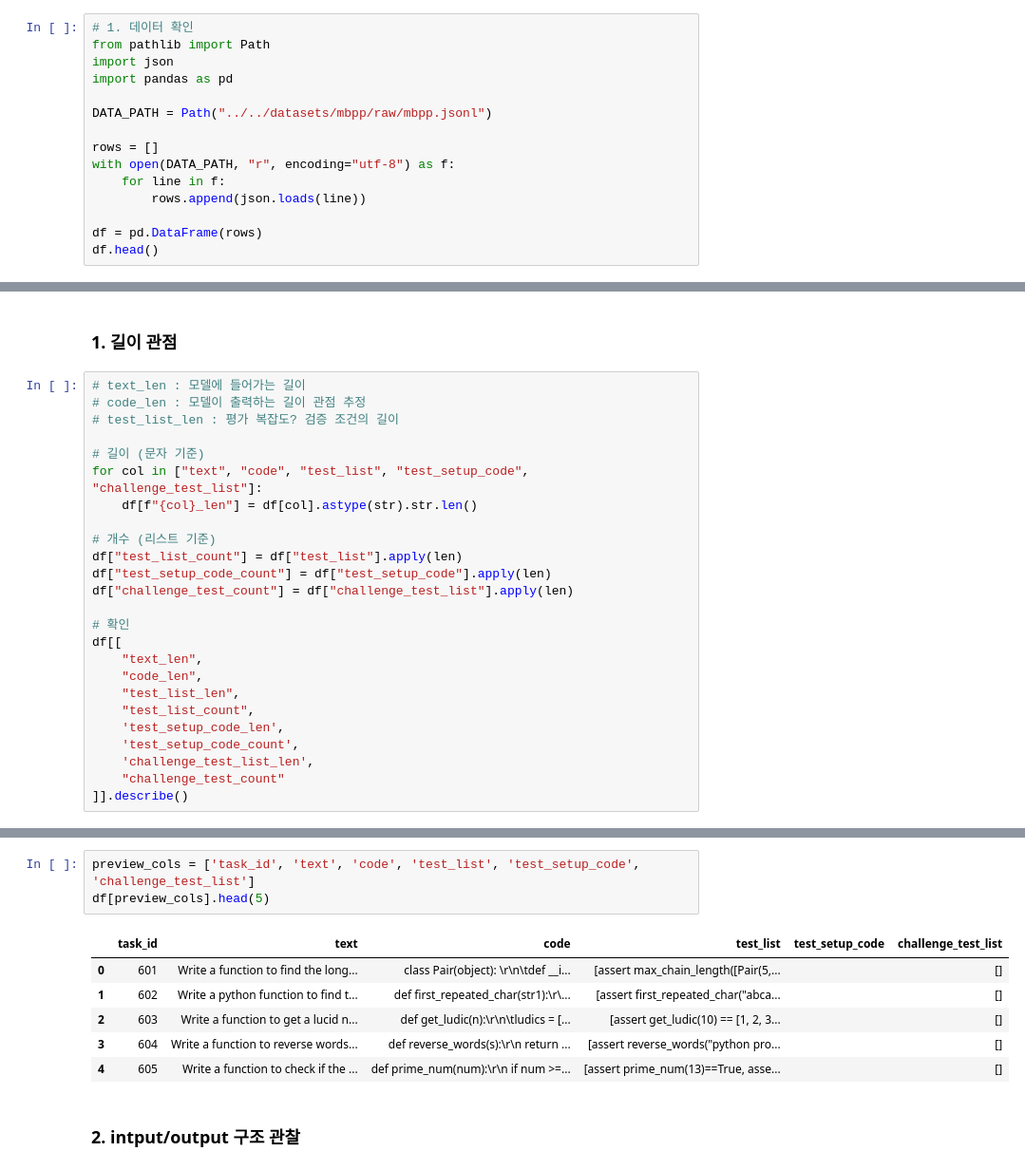
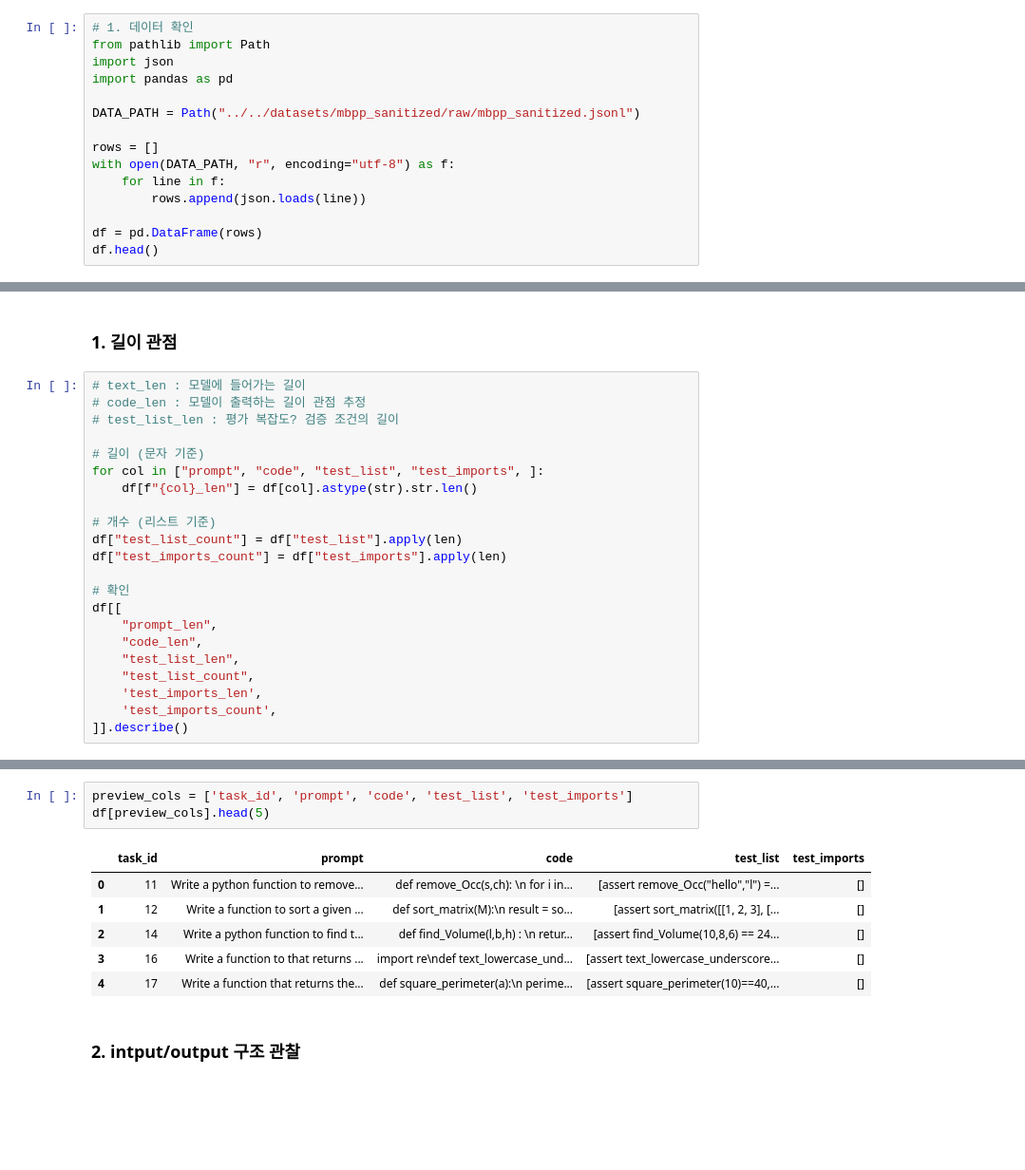
Before and after one commit to dibk100/project_IR_focus_sLM_orchestration, a Jupyter notebook: analysis/dataset_eda/02_mbpp_eda.ipynb, the cells around one changed output, grey strips where cells are left out. Shown at 95% size. Drawn from its saved outputs; the diff is of its cells as text; blank space fills up the shorter version.

```diff
--- a/analysis/dataset_eda/02_mbpp_eda.ipynb
+++ b/analysis/dataset_eda/02_mbpp_eda.ipynb
@@ -25,7 +27,7 @@ from pathlib import Path
 import json
 import pandas as pd
 
-DATA_PATH = Path("../../datasets/mbpp/raw/mbpp.jsonl")
+DATA_PATH = Path("../../datasets/mbpp_sanitized/raw/mbpp_sanitized.jsonl")
 
 rows = []
 with open(DATA_PATH, "r", encoding="utf-8") as f:
@@ -136,23 +138,20 @@ MBPP는 '코드를 생성하는 문제'가 아니라 자연어로 입력했을
 # test_list_len : 평가 복잡도? 검증 조건의 길이
 
 # 길이 (문자 기준)
-for col in ["text", "code", "test_list", "test_setup_code", "challenge_test_list"]:
+for col in ["prompt", "code", "test_list", "test_imports", ]:
     df[f"{col}_len"] = df[col].astype(str).str.len()
 
 # 개수 (리스트 기준)
 df["test_list_count"] = df["test_list"].apply(len)
-df["test_setup_code_count"] = df["test_setup_code"].apply(len)
-df["challenge_test_count"] = df["challenge_test_list"].apply(len)
+df["test_imports_count"] = df["test_imports"].apply(len)
 
 # 확인
 df[[
-    "text_len",
+    "prompt_len",
     "code_len",
     "test_list_len",
     "test_list_count",
-    'test_setup_code_len',
-    'test_setup_code_count',
-    'challenge_test_list_len',
-    "challenge_test_count"
+    'test_imports_len',
+    'test_imports_count',
 ]].describe()
 # %% [output]
@@ -168,13 +167,13 @@ df[[
 # %%
-preview_cols = ['task_id', 'text', 'code', 'test_list', 'test_setup_code', 'challenge_test_list']
+preview_cols = ['task_id', 'prompt', 'code', 'test_list', 'test_imports']
 df[preview_cols].head(5)
 # %% [output]
-|  | task_id | text | code | test_list | test_setup_code | challenge_test_list |
-| 0 | 601 | Write a function to find the long... | class Pair(object): \r\n\tdef __i... | [assert max_chain_length([Pair(5,... |  | [] |
-| 1 | 602 | Write a python function to find t... | def first_repeated_char(str1):\r\... | [assert first_repeated_char("abca... |  | [] |
-| 2 | 603 | Write a function to get a lucid n... | def get_ludic(n):\r\n\tludics = [... | [assert get_ludic(10) == [1, 2, 3... |  | [] |
-| 3 | 604 | Write a function to reverse words... | def reverse_words(s):\r\n return ... | [assert reverse_words("python pro... |  | [] |
-| 4 | 605 | Write a function to check if the ... | def prime_num(num):\r\n if num >=... | [assert prime_num(13)==True, asse... |  | [] |
+|  | task_id | prompt | code | test_list | test_imports |
+| 0 | 11 | Write a python function to remove... | def remove_Occ(s,ch): \n for i in... | [assert remove_Occ("hello","l") =... | [] |
+| 1 | 12 | Write a function to sort a given ... | def sort_matrix(M):\n result = so... | [assert sort_matrix([[1, 2, 3], [... | [] |
+| 2 | 14 | Write a python function to find t... | def find_Volume(l,b,h) : \n retur... | [assert find_Volume(10,8,6) == 24... | [] |
+| 3 | 16 | Write a function to that returns ... | import re\ndef text_lowercase_und... | [assert text_lowercase_underscore... | [] |
+| 4 | 17 | Write a function that returns the... | def square_perimeter(a):\n perime... | [assert square_perimeter(10)==40,... | [] |
 # %% [markdown]
 ### 2. intput/output 구조 관찰
 # %%
```
Also changed, not shown: parts of 8 cells of this notebook, 12 other files.
